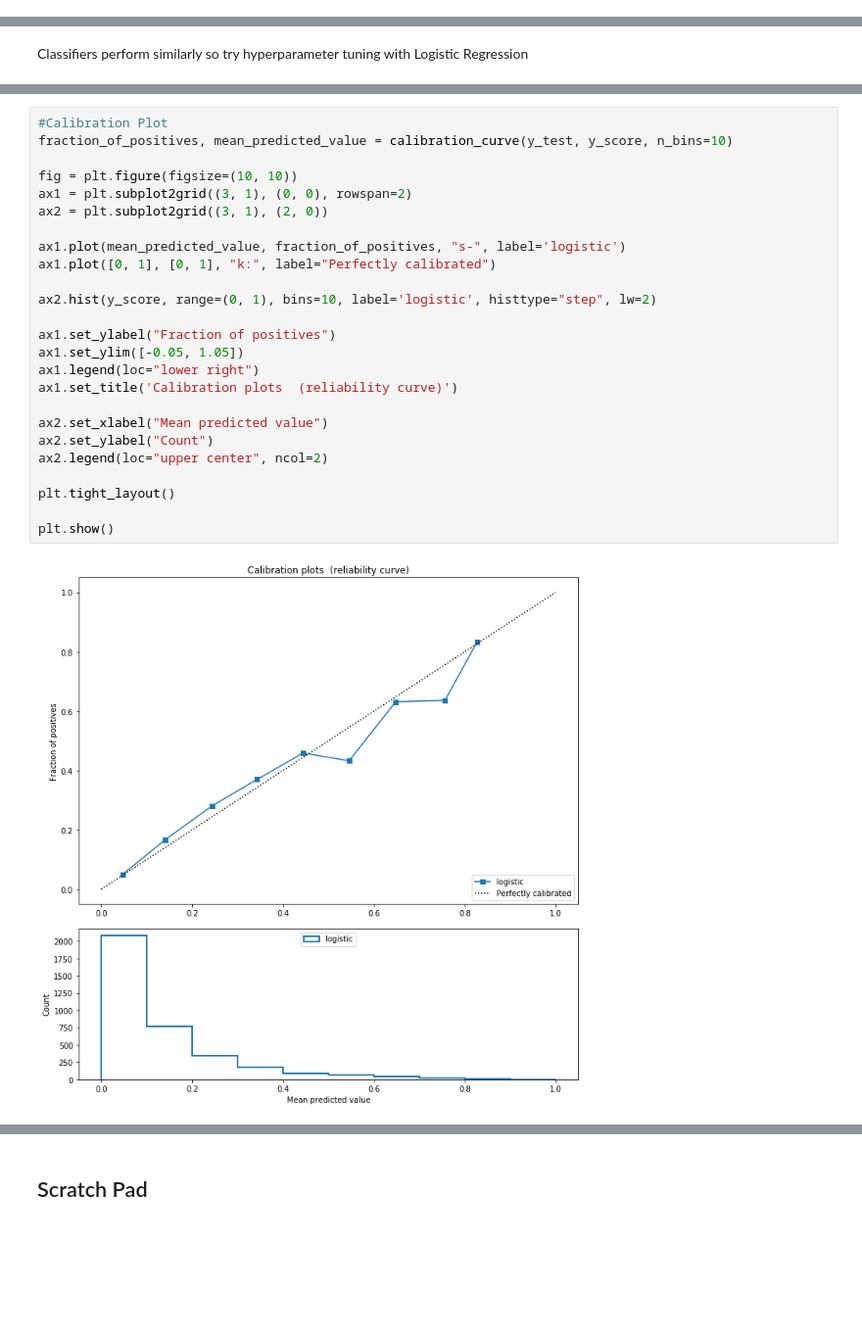
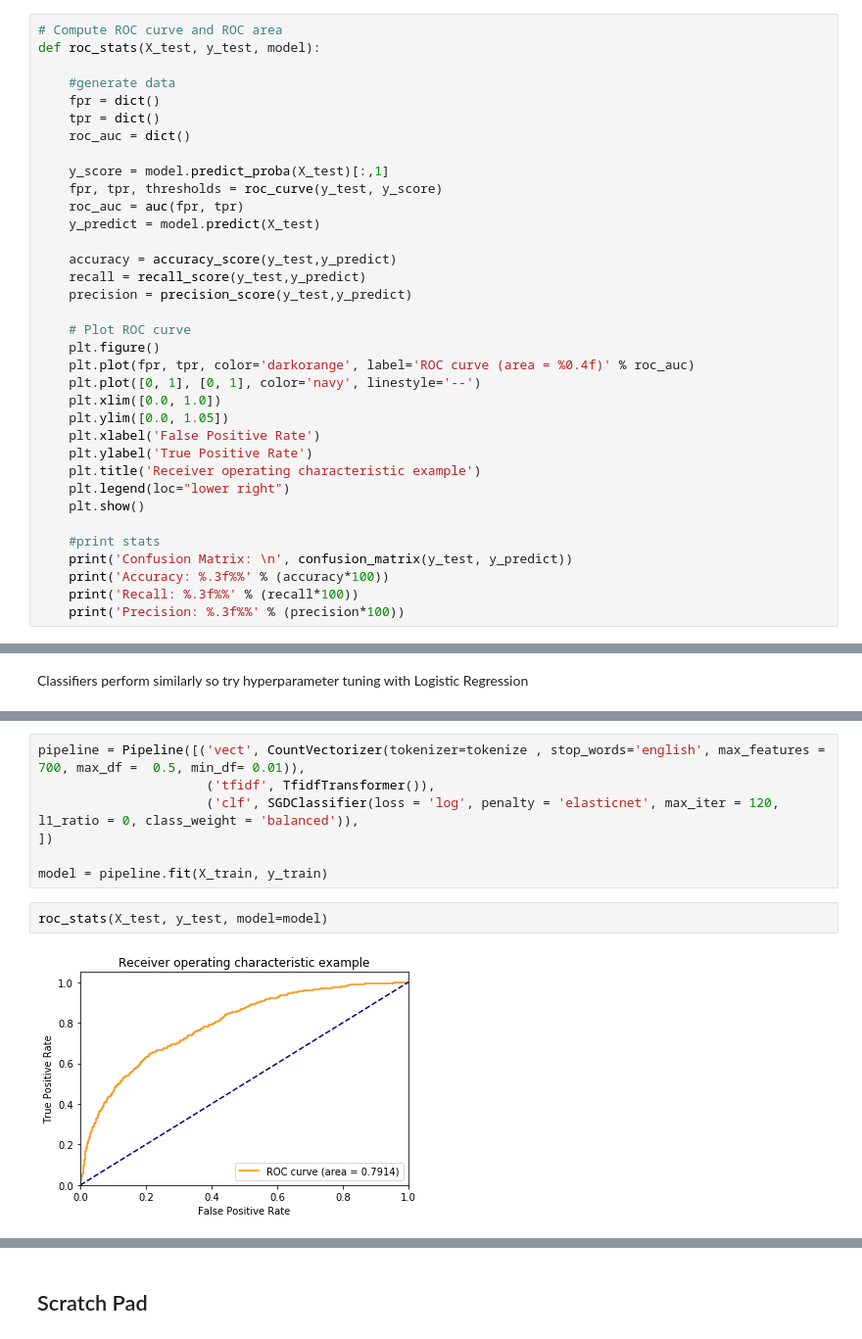
Before and after one commit to Darrkong/movie_poster_analysis, a Jupyter notebook: Movie_overview_analysis.ipynb, the cells around one changed output, grey strips where cells are left out. Shown: that part at 98% size. Saved outputs shown, nothing was run; the diff lists cells and outputs as text; blank space fills up the shorter version.

Commit message:
predictive models per genre

```diff
--- a/Movie_overview_analysis.ipynb
+++ b/Movie_overview_analysis.ipynb
@@ -472,0 +483,35 @@ test_score  std  0.0026495621421200456
+# %%
+# Compute ROC curve and ROC area
+def roc_stats(X_test, y_test, model):
+
+    #generate data
+    fpr = dict()
+    tpr = dict()
+    roc_auc = dict()
+
+    y_score = model.predict_proba(X_test)[:,1]
+    fpr, tpr, thresholds = roc_curve(y_test, y_score)
+    roc_auc = auc(fpr, tpr)
+    y_predict = model.predict(X_test)
+
+    accuracy = accuracy_score(y_test,y_predict)
+    recall = recall_score(y_test,y_predict)
+    precision = precision_score(y_test,y_predict)
+
+    # Plot ROC curve
+    plt.figure()
+    plt.plot(fpr, tpr, color='darkorange', label='ROC curve (area = %0.4f)' % roc_auc)
+    plt.plot([0, 1], [0, 1], color='navy', linestyle='--')
+    plt.xlim([0.0, 1.0])
+    plt.ylim([0.0, 1.05])
+    plt.xlabel('False Positive Rate')
+    plt.ylabel('True Positive Rate')
+    plt.title('Receiver operating characteristic example')
+    plt.legend(loc="lower right")
+    plt.show()
+
+    #print stats
+    print('Confusion Matrix: \n', confusion_matrix(y_test, y_predict))
+    print('Accuracy: %.3f%%' % (accuracy*100))
+    print('Recall: %.3f%%' % (recall*100))
+    print('Precision: %.3f%%' % (precision*100))
@@ -545,27 +605,11 @@ Precision: 55.396%
-# %%
-#Calibration Plot
-fraction_of_positives, mean_predicted_value = calibration_curve(y_test, y_score, n_bins=10)
-
-fig = plt.figure(figsize=(10, 10))
-ax1 = plt.subplot2grid((3, 1), (0, 0), rowspan=2)
-ax2 = plt.subplot2grid((3, 1), (2, 0))
-
-ax1.plot(mean_predicted_value, fraction_of_positives, "s-", label='logistic')
-ax1.plot([0, 1], [0, 1], "k:", label="Perfectly calibrated")
-
-ax2.hist(y_score, range=(0, 1), bins=10, label='logistic', histtype="step", lw=2)
-
-ax1.set_ylabel("Fraction of positives")
-ax1.set_ylim([-0.05, 1.05])
-ax1.legend(loc="lower right")
-ax1.set_title('Calibration plots  (reliability curve)')
-
-ax2.set_xlabel("Mean predicted value")
-ax2.set_ylabel("Count")
-ax2.legend(loc="upper center", ncol=2)
-
-plt.tight_layout()
-
-plt.show()
-# %% [output]
-[figure, removed]
+# %%
+pipeline = Pipeline([('vect', CountVectorizer(tokenizer=tokenize , stop_words='english', max_features = 700, max_df =  0.5, min_df= 0.01)),
+                      ('tfidf', TfidfTransformer()),
+                      ('clf', SGDClassifier(loss = 'log', penalty = 'elasticnet', max_iter = 120, l1_ratio = 0, class_weight = 'balanced')),
+])
+
+model = pipeline.fit(X_train, y_train)
+# %%
+roc_stats(X_test, y_test, model=model)
+# %% [output]
+[figure, added]
```
Also changed, not shown: parts of 67 cells of this notebook.
